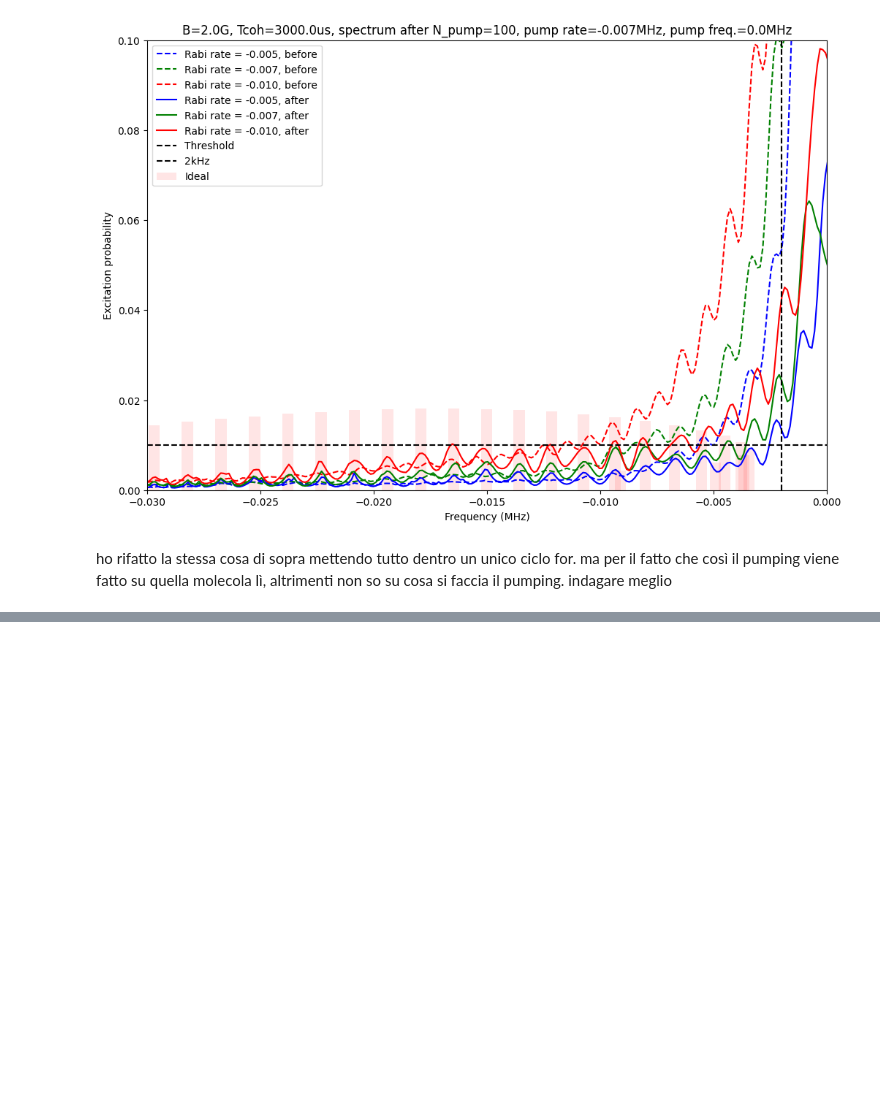
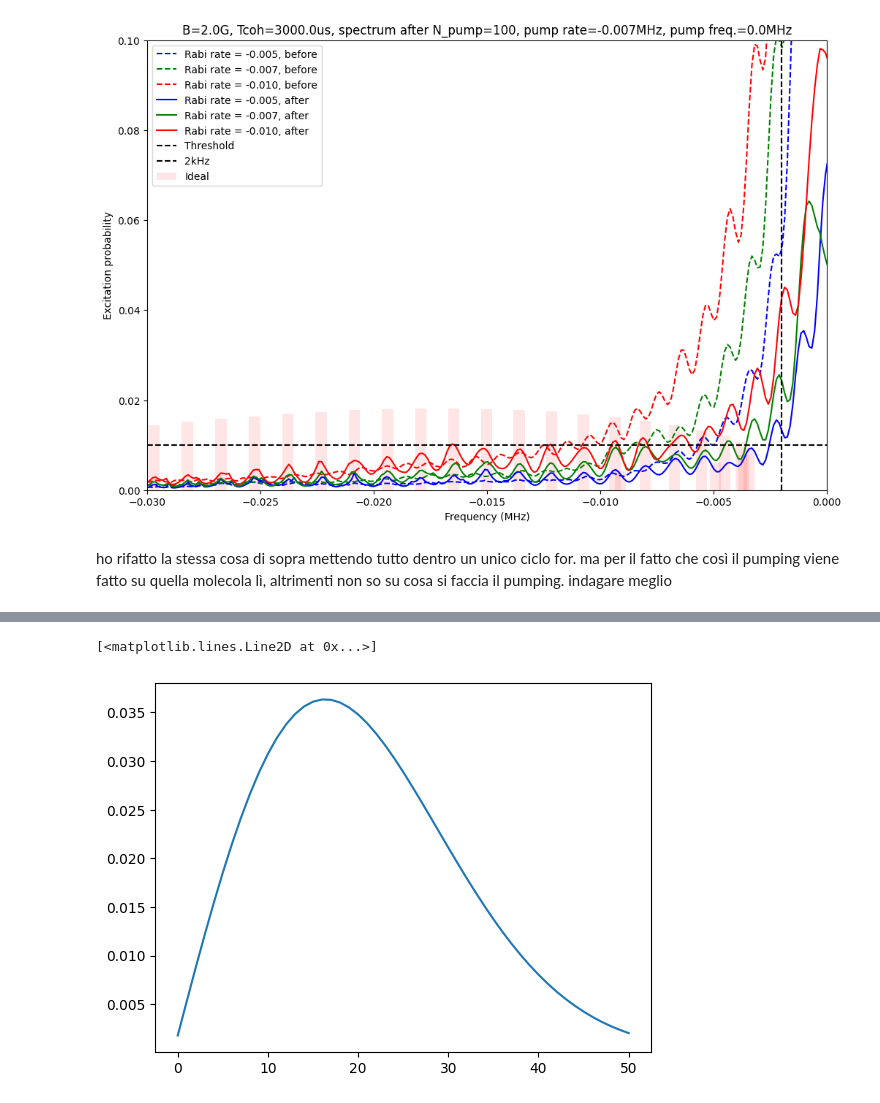
Before and after one commit to sdracia/master-thesis, a Jupyter notebook: molecules-calculation/spectrum_ACstark.ipynb, the cells around one changed output, grey strips where cells are left out. Cells and saved outputs as stored; diff of their text form; code cells hidden in the pictures; blank space fills up the shorter version.

```diff
--- a/spectrum_ACstark.ipynb
+++ b/molecules-calculation/spectrum_ACstark.ipynb
@@ -607,0 +594,14 @@ plt.show()
+# %%
+state_dist = states1.dist       # len() = 5201. uno per ogni riga di state_df
+
+unique_dist = list(dict.fromkeys(state_dist))    # sono i valori unici, uno per ogni j. len() = 51
+print(unique_dist)
+
+Js = np.arange(51)      # [0, 1, 2, 3, 4 ...]
+print(Js)
+
+pr = unique_dist * (2*Js + 1)*2       # se normalizzato equivale a states1.j_distribution(), perchjè equivale a fare (2j+1)*2 * exp(- ...)
+print(pr)
+
+pr = pr/np.sum(pr)
+print(pr)
@@ -607,0 +626,5 @@ plt.show()
+# %%
+plt.plot(Js, pr)
+# %% [output]
+[<matplotlib.lines.Line2D at 0x...>]
+[figure, added]
```
Also changed, not shown: parts of 12 cells of this notebook, 35 other files.
